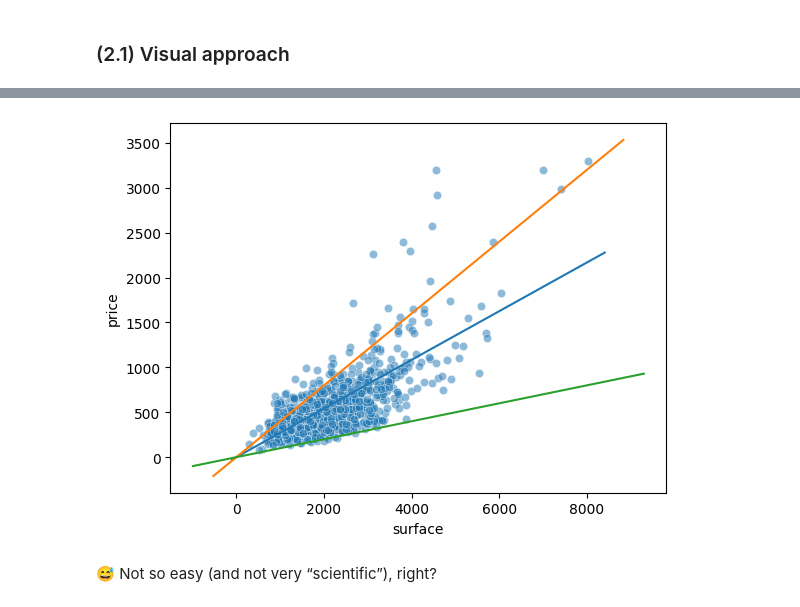
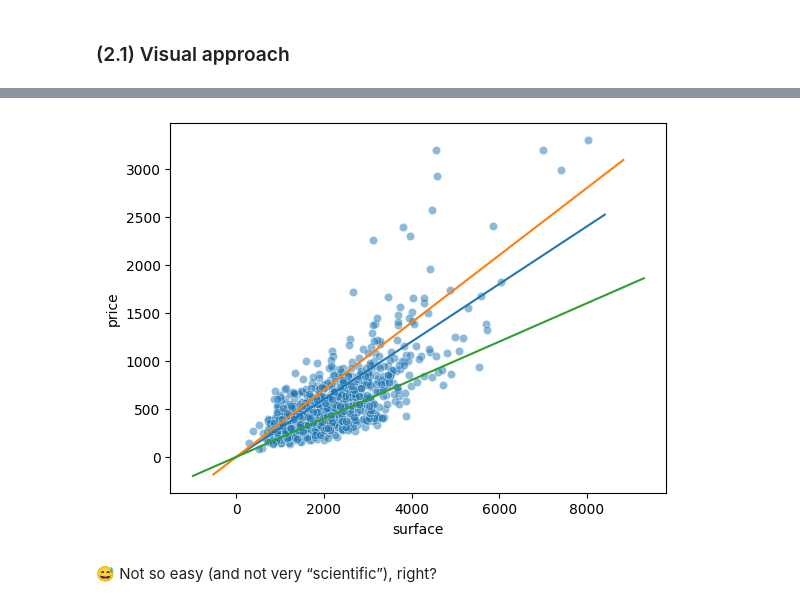
Before and after one commit to multiyumz/data-science-challenges, a Jupyter notebook: data-real-estate-advanced-estimator/02-real_estate_advanced_estimator.ipynb, the cells around one changed output, grey strips where cells are left out. Drawn from its saved outputs; the diff is of its cells as text; code cells hidden in the pictures.

```diff
--- a/data-real-estate-advanced-estimator/02-real_estate_advanced_estimator.ipynb
+++ b/data-real-estate-advanced-estimator/02-real_estate_advanced_estimator.ipynb
@@ -178,6 +169,11 @@ Practically speaking, we want to choose the best parameters $\hat{\theta}$ = (`s
 * When you are done with coding the function, play with different values of `(slope, intercept)` until you find a “good linear approximation” of the data. Can you find the best fit ?
 
 ![image.png](attachment:image.png)
+# %%
+def plot_line(a, b, ax):
+    x_vals = np.array(ax.get_xlim())
+    y_vals = a * x_vals + b
+    ax.plot(x_vals, y_vals)
 # %%
 def plot_line(a, b, ax):
     """Plot a line from slope and intercept on the ax"""
@@ -187,14 +183,14 @@ def plot_line(a, b, ax):
 # %%
 # TO DO: play with slopes and intercepts to get the best fit
 ax = sns.scatterplot(x='surface', y='price', data=flats, alpha=0.5)
 
-a_list = [0.271, 0.4, 0.1]
+a_list = [0.3, 0.35, 0.2]
 b_list = [0, 0, 0]
 
 for i in range(len(a_list)):
     plot_line(a_list[i], b_list[i], ax)
 # %% [output]
-[figure, old version]
+[figure, new version]
 # %% [markdown]
 😅 Not so easy (and not very “scientific”), right?
 # %% [markdown]
```
Also changed, not shown: parts of 5 cells of this notebook.
